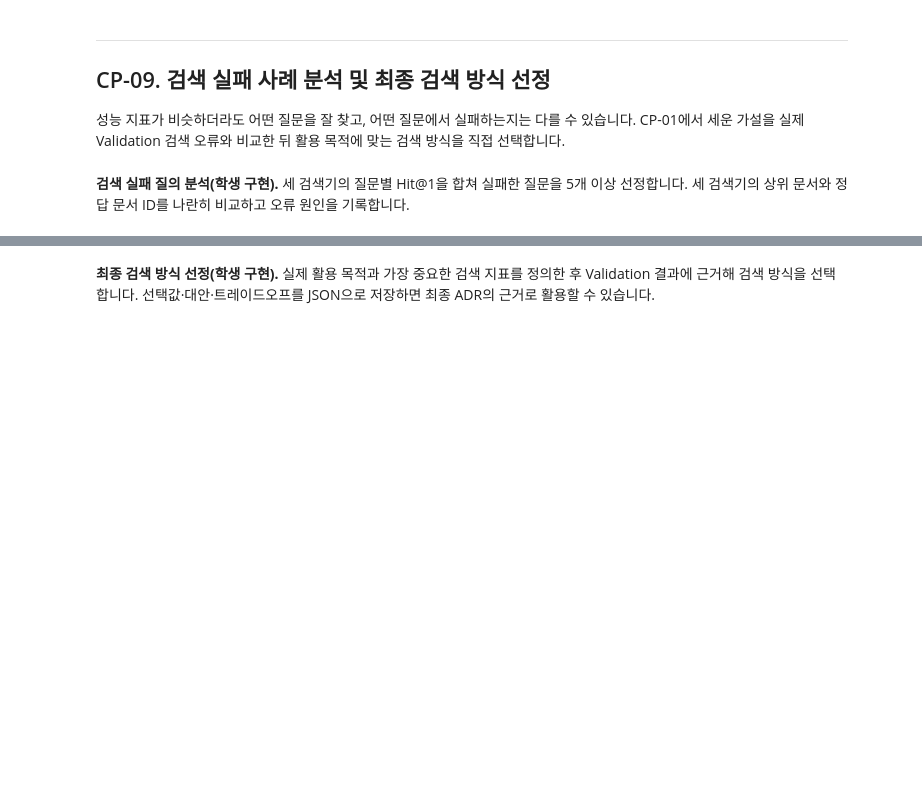
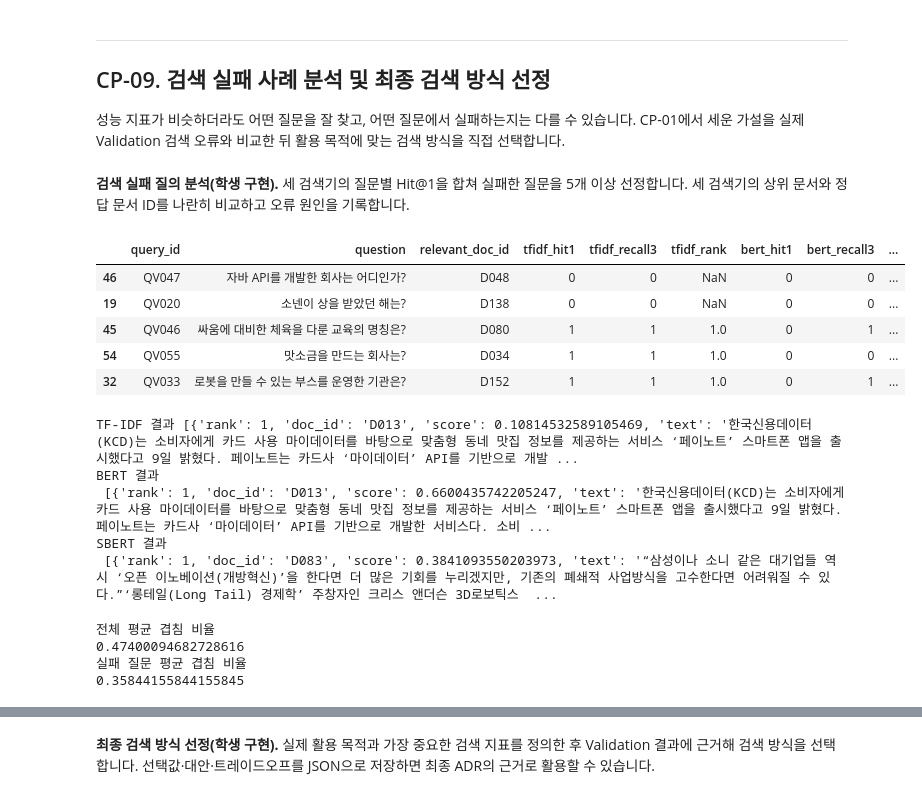
Before and after one commit to jeon87946/ai-mini-projects, a Jupyter notebook: mini-project-02/code/NLP_BERT_MiniProject_Student.ipynb, the cells around one changed output, grey strips where cells are left out. Drawn from its saved outputs; the diff is of its cells as text; code cells hidden in the pictures; blank space fills up the shorter version.

```diff
--- a/mini-project-02/code/NLP_BERT_MiniProject_Student.ipynb
+++ b/mini-project-02/code/NLP_BERT_MiniProject_Student.ipynb
@@ -770,15 +820,85 @@ print('CP-08 통과: 세 검색 방식의 Validation 평가 완료')
 # %%
 # [학생 구현] CP-09 — 질문별 성공/실패 비교 및 대표 오류 선택
 error_df = valid_df[['query_id', 'question', 'relevant_doc_id']].copy()
 # TODO 9-1. tfidf_detail, bert_detail, sbert_detail을 query_id로 병합하세요.
 #             각 모델의 hit1/recall3/rank에는 모델 이름 접두사를 붙이세요.
+# TF-IDF 컬럼 이름 변경
+tfidf = tfidf_detail.rename(columns={
+    'hit1': 'tfidf_hit1',
+    'recall3': 'tfidf_recall3',
+    'rank': 'tfidf_rank'
+})
+
+# BERT 컬럼 이름 변경
+bert = bert_detail.rename(columns={
+    'hit1': 'bert_hit1',
+    'recall3': 'bert_recall3',
+    'rank': 'bert_rank'
+})
+
+# SBERT 컬럼 이름 변경
+sbert = sbert_detail.rename(columns={
+    'hit1': 'sbert_hit1',
+    'recall3': 'sbert_recall3',
+    'rank': 'sbert_rank'
+})
+
+# 병합
+error_df = error_df.merge(tfidf[['query_id', 'tfidf_hit1', 'tfidf_recall3', 'tfidf_rank']], on='query_id')
+error_df = error_df.merge(bert[['query_id', 'bert_hit1', 'bert_recall3', 'bert_rank']], on='query_id')
+error_df = error_df.merge(sbert[['query_id', 'sbert_hit1', 'sbert_recall3', 'sbert_rank']], on='query_id')
 # TODO 9-2. num_top1_failures = 3 - 세 모델의 hit1 합계를 계산하세요.
-# TODO 9-3. 실패가 많은 질문 상위 5개를 error_cases로 추출해 표로 출력하세요.
+num_top1_failures = 3 - (
+    error_df['tfidf_hit1'] +
+    error_df['bert_hit1'] +
+    error_df['sbert_hit1']
+)
+# TODO 9-3. 실패가 많은 질문 상위 5개를 error_cases로 추출해 표로 출력하세dis요.
+error_cases = error_df.iloc[
+    num_top1_failures.argsort()[::-1][:5]
+]
+display(error_cases)
 # TODO 9-4. 질문 하나에 대한 세 검색기의 Top-3 doc_id·유사도를 출력하세요.
+#question = valid_df.iloc[46]['question']
+question = error_cases.iloc[0]['question']
+tfidf_top3 = search_tfidf(question, k=3)
+bert_top3 = search_bert(question, k=3)
+sbert_top3 = search_sbert(question, k=3)
+
+print('TF-IDF 결과',tfidf_top3)
+print('BERT 결과\n',bert_top3)
+print('SBERT 결과\n',sbert_top3)
 # TODO 9-5. error_cases를 TABLES/'cp09_error_cases.csv'에 저장하세요.
 # [힌트] CP-01의 valid_overlap[['query_id', 'overlap']]을 query_id로 병합해 두면
 #        실패한 질문의 겹침 비율을 함께 볼 수 있습니다.
-raise NotImplementedError('CP-09 검색 실패 사례를 비교하세요.')
+error_cases = error_cases.merge(
+    valid_overlap[['query_id', 'overlap']],
+    on='query_id'
+)
+error_cases.to_csv(TABLES/'cp09_error_cases.csv')
+# %% [output]
+|  | query_id | question | relevant_doc_id | tfidf_hit1 | tfidf_recall3 | tfidf_rank | bert_hit1 | bert_recall3 | ... |
+| 46 | QV047 | 자바 API를 개발한 회사는 어디인가? | D048 | 0 | 0 | NaN | 0 | 0 | ... |
+| 19 | QV020 | 소넨이 상을 받았던 해는? | D138 | 0 | 0 | NaN | 0 | 0 | ... |
+| 45 | QV046 | 싸움에 대비한 체육을 다룬 교육의 명칭은? | D080 | 1 | 1 | 1.0 | 0 | 1 | ... |
+| 54 | QV055 | 맛소금을 만드는 회사는? | D034 | 1 | 1 | 1.0 | 0 | 0 | ... |
+| 32 | QV033 | 로봇을 만들 수 있는 부스를 운영한 기관은? | D152 | 1 | 1 | 1.0 | 0 | 1 | ... |
+TF-IDF 결과 [{'rank': 1, 'doc_id': 'D013', 'score': 0.10814532589105469, 'text': '한국신용데이터(KCD)는 소비자에게 카드 사용 마이데이터를 바탕으로 맞춤형 동네 맛집 정보를 제공하는 서비스 ‘페이노트’ 스마트폰 앱을 출시했다고 9일 밝혔다. 페이노트는 카드사 ‘마이데이터’ API를 기반으로 개발 ...
+BERT 결과
+ [{'rank': 1, 'doc_id': 'D013', 'score': 0.6600435742205247, 'text': '한국신용데이터(KCD)는 소비자에게 카드 사용 마이데이터를 바탕으로 맞춤형 동네 맛집 정보를 제공하는 서비스 ‘페이노트’ 스마트폰 앱을 출시했다고 9일 밝혔다. 페이노트는 카드사 ‘마이데이터’ API를 기반으로 개발한 서비스다. 소비 ...
+SBERT 결과
+ [{'rank': 1, 'doc_id': 'D083', 'score': 0.3841093550203973, 'text': '“삼성이나 소니 같은 대기업들 역시 ‘오픈 이노베이션(개방혁신)’을 한다면 더 많은 기회를 누리겠지만, 기존의 폐쇄적 사업방식을 고수한다면 어려워질 수 있다.”‘롱테일(Long Tail) 경제학’ 주창자인 크리스 앤더슨 3D로보틱스  ...
+# %%
+print('전체 평균 겹침 비율')
+print(valid_overlap['overlap'].mean())
+
+print('실패 질문 평균 겹침 비율')
+print(error_cases['overlap'].mean())
+# %% [output]
+전체 평균 겹침 비율
+0.47400094682728616
+실패 질문 평균 겹침 비율
+0.35844155844155845
 # %% [markdown]
 **[기록] 결과 해석 — CP-09**
 
```
Also changed, not shown: parts of 16 cells of this notebook, 14 other files.
